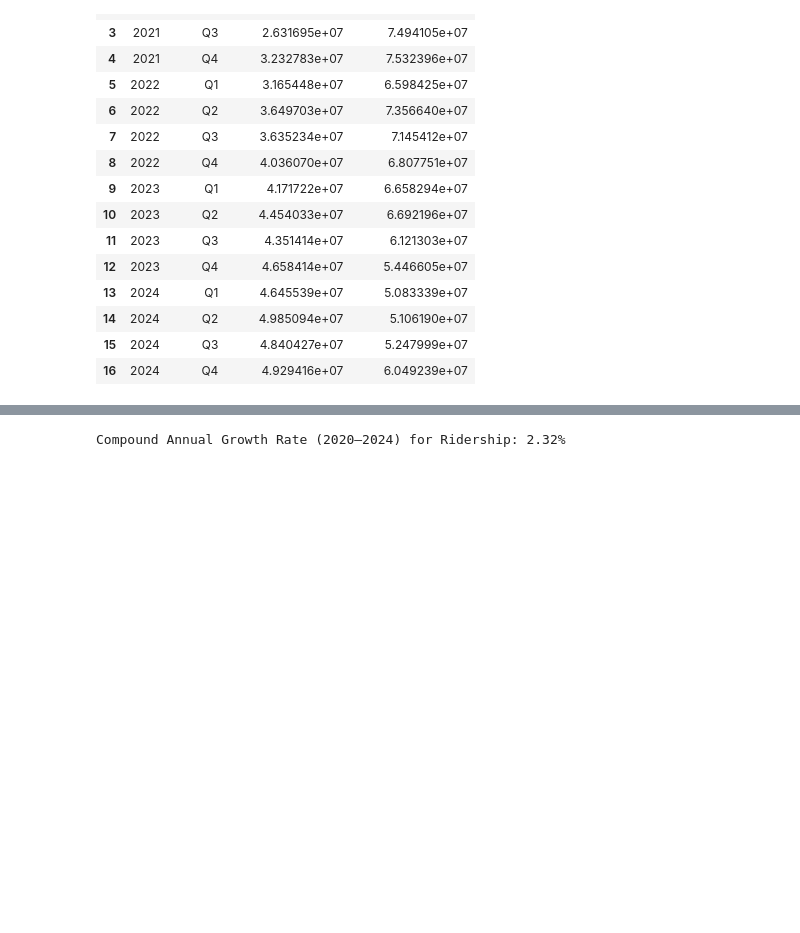
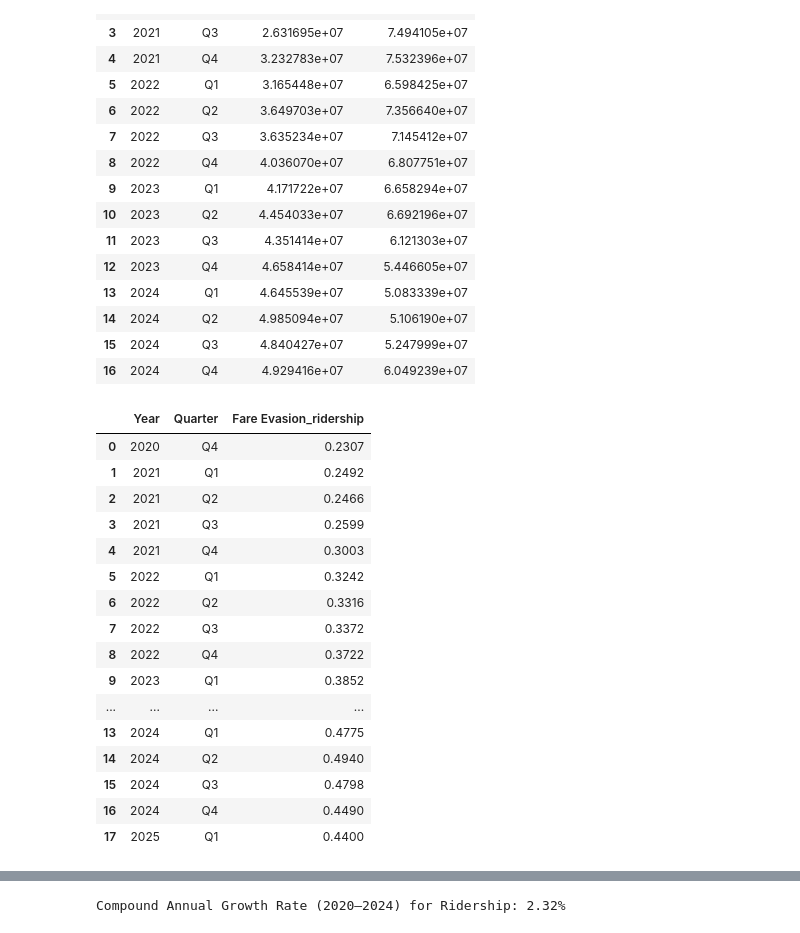
Before and after one commit to djbrown227/fare_evasion, a Jupyter notebook: notebooks/04_feature_engineering.ipynb, the cells around one changed output, grey strips where cells are left out. Drawn from its saved outputs; the diff is of its cells as text; code cells hidden in the pictures; blank space fills up the shorter version.

```diff
--- a/notebooks/04_feature_engineering.ipynb
+++ b/notebooks/04_feature_engineering.ipynb
@@ -271,6 +271,36 @@ graph_1
 | 14 | 2024 | Q2 | 4.985094e+07 | 5.106190e+07 |
 | 15 | 2024 | Q3 | 4.840427e+07 | 5.247999e+07 |
 | 16 | 2024 | Q4 | 4.929416e+07 | 6.049239e+07 |
+# %%
+graph_2 = df_joined_bus_final[['Year','Quarter','Fare Evasion_ridership']]
+
+# Get the absolute path to the project root
+project_root = os.path.abspath(os.path.join(os.getcwd(), ".."))
+
+# Construct the full path to the output file
+output_path = os.path.join(project_root, "data", "processed", "graph_2.csv")
+
+# Save the CSV
+graph_2.to_csv(output_path, index=False)
+graph_2
+# %% [output]
+|  | Year | Quarter | Fare Evasion_ridership |
+| 0 | 2020 | Q4 | 0.2307 |
+| 1 | 2021 | Q1 | 0.2492 |
+| 2 | 2021 | Q2 | 0.2466 |
+| 3 | 2021 | Q3 | 0.2599 |
+| 4 | 2021 | Q4 | 0.3003 |
+| 5 | 2022 | Q1 | 0.3242 |
+| 6 | 2022 | Q2 | 0.3316 |
+| 7 | 2022 | Q3 | 0.3372 |
+| 8 | 2022 | Q4 | 0.3722 |
+| 9 | 2023 | Q1 | 0.3852 |
+| ... | ... | ... | ... |
+| 13 | 2024 | Q1 | 0.4775 |
+| 14 | 2024 | Q2 | 0.4940 |
+| 15 | 2024 | Q3 | 0.4798 |
+| 16 | 2024 | Q4 | 0.4490 |
+| 17 | 2025 | Q1 | 0.4400 |
 # %%
 #KPI Calculation
 # KPI 0: Number of Passengers Average 2024
```
Also changed, not shown: parts of 1 cell of this notebook, 4 other files.
